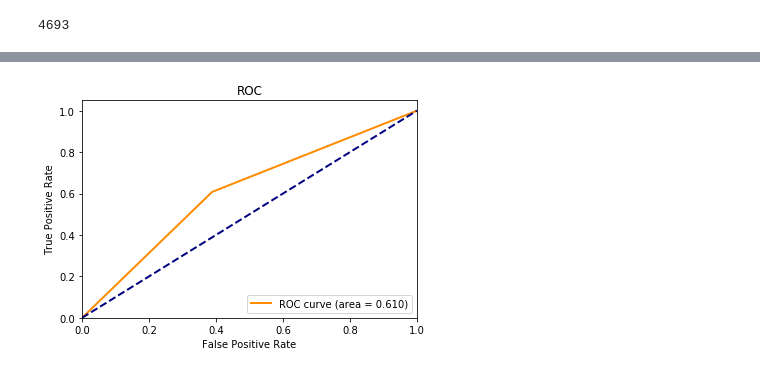
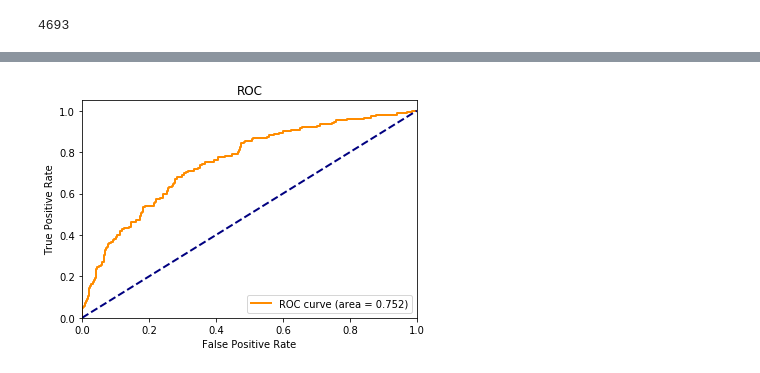
Before and after one commit to WaretleR/EngagementInClass, a Jupyter notebook: Prototype.ipynb, the cells around one changed output, grey strips where cells are left out. Cells and saved outputs as stored; diff of their text form; code cells hidden in the pictures.

```diff
--- a/Prototype.ipynb
+++ b/Prototype.ipynb
@@ -1822,7 +1824,7 @@ for train_index, test_index in gkf.split(X, Y, groups = G):
     Y_train, Y_test = np.array(Y)[train_index], np.array(Y)[test_index]
     logReg = LogisticRegression(C = 10, class_weight = 'balanced').fit(X_train, Y_train)
     logRegScores.append(logReg.score(X_test, Y_test))
-    fpr_t, tpr_t, _ = roc_curve(Y_test, logReg.predict(X_test))
+    fpr_t, tpr_t, _ = roc_curve(Y_test, logReg.predict_proba(X_test)[:, 1])
     auclogRegScores.append(auc(fpr_t, tpr_t))
     fprlogReg.append(fpr_t)
     tprlogReg.append(tpr_t)
@@ -1848,9 +1850,9 @@ gkf = GroupKFold(n_splits = 6)
 for train_index, test_index in gkf.split(X, Y, groups = G):
     X_train, X_test = np.array(X)[train_index], np.array(X)[test_index]
     Y_train, Y_test = np.array(Y)[train_index], np.array(Y)[test_index]
-    emoSVM = svm.SVC(kernel = 'rbf', C = 10, gamma = 0.07, class_weight = 'balanced').fit(X_train, Y_train)
+    emoSVM = svm.SVC(kernel = 'rbf', C = 100, gamma = 0.07, class_weight = 'balanced', probability = True).fit(X_train, Y_train)
     svmScores.append(emoSVM.score(X_test, Y_test))
-    fpr_t, tpr_t, _ = roc_curve(Y_test, emoSVM.predict(X_test))
+    fpr_t, tpr_t, _ = roc_curve(Y_test, emoSVM.predict_proba(X_test)[:, 1])
     aucsvmScores.append(auc(fpr_t, tpr_t))
     fprsvm.append(fpr_t)
     tprsvm.append(tpr_t)
@@ -1931,3 +1933,21 @@ engagedPart = []
 notEngagedPart = []
 engagedPartGrouping = []
 notEngagedPartGrouping = []
+# %%
+from sklearn.model_selection import GroupKFold
+
+englogRegScores = []
+aucenglogRegScores = []
+fprenglogReg = []
+tprenglogReg = []
+
+gkf = GroupKFold(n_splits = 6)
+for train_index, test_index in gkf.split(featuresSVM, Y, groups = G):
+    X_train, X_test = np.array(featuresSVM)[train_index], np.array(featuresSVM)[test_index]
+    Y_train, Y_test = np.array(Y)[train_index], np.array(Y)[test_index]
+    englogReg = LogisticRegression(C = 1000, class_weight = 'balanced').fit(X_train, Y_train)
+    englogRegScores.append(englogReg.score(X_test, Y_test))
+    fpr_t, tpr_t, _ = roc_curve(Y_test, englogReg.predict_proba(X_test)[:, 1])
+    aucenglogRegScores.append(auc(fpr_t, tpr_t))
+    fprenglogReg.append(fpr_t)
+    tprenglogReg.append(tpr_t)
@@ -1941,13 +1973,13 @@ tprengSVM = []
 
 featureModel = getVGGSVMModel()
 
-gkf = GroupKFold(n_splits = 5)
+gkf = GroupKFold(n_splits = 6)
 for train_index, test_index in gkf.split(featuresSVM, Y, groups = G):
     X_train, X_test = np.array(featuresSVM)[train_index], np.array(featuresSVM)[test_index]
     Y_train, Y_test = np.array(Y)[train_index], np.array(Y)[test_index]
-    engSVM = svm.SVC(kernel='rbf', C = 10, gamma=0.07, class_weight = 'balanced').fit(X_train, Y_train)
+    engSVM = svm.SVC(kernel='rbf', C = 1000, gamma=0.07, class_weight = 'balanced', probability = True).fit(X_train, Y_train)
     engSVMScores.append(engSVM.score(X_test, Y_test))
-    fpr_t, tpr_t, _ = roc_curve(Y_test, engSVM.predict(X_test))
+    fpr_t, tpr_t, _ = roc_curve(Y_test, engSVM.predict_proba(X_test)[:, 1])
     aucengSVMScores.append(auc(fpr_t, tpr_t))
     fprengSVM.append(fpr_t)
     tprengSVM.append(tpr_t)
@@ -1962,4 +1994,4 @@ print(aucengSVMScores)
 # %%
-plotROCAUC(aucengSVMScores, fprengSVM, tprengSVM)
+plotROCAUC(aucengSVMScores, fprengSVM[0], tprengSVM[0])
 # %% [output]
-[figure, old version]
+[figure, new version]
```
Also changed, not shown: parts of 14 cells of this notebook.
